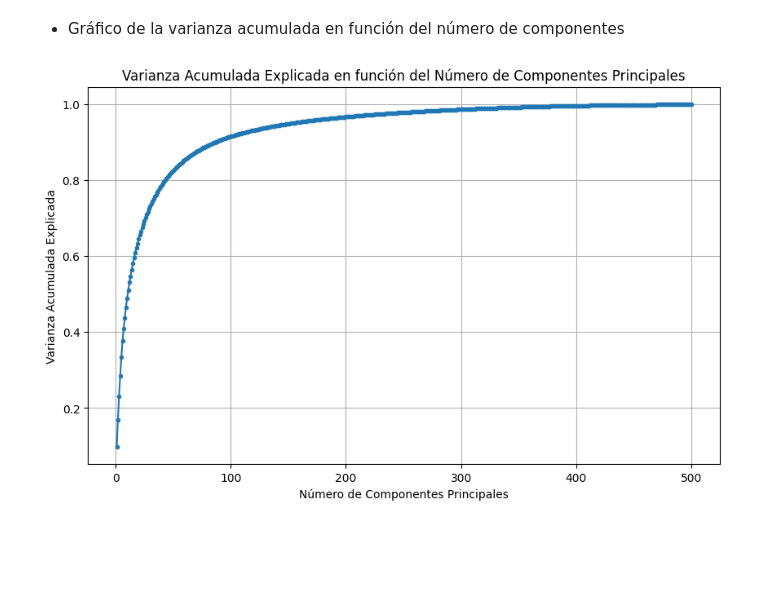
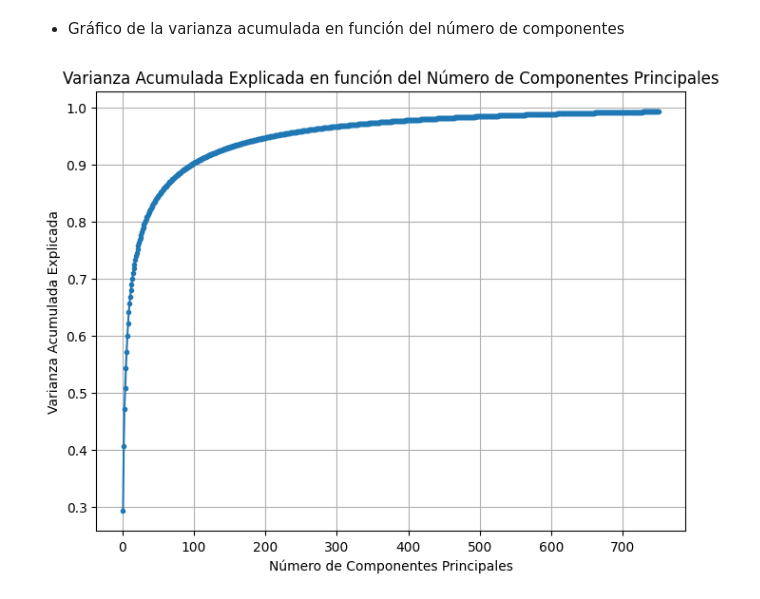
Before and after one commit to ignaciolembo7/ml_ib_final_project, a Jupyter notebook: EDA/EDA_cifar100.ipynb, the cells around one changed output. Saved outputs shown, nothing was run; the diff lists cells and outputs as text; code cells hidden in the pictures; blank space fills up the shorter version.

```diff
--- a/EDA/EDA_cifar100.ipynb
+++ b/EDA/EDA_cifar100.ipynb
@@ -122,24 +119,27 @@ y_test shape:  (10000,)
 # %%
-from tensorflow.keras.datasets import mnist
 from sklearn.decomposition import PCA as sklearnPCA
 import numpy as np
 from matplotlib import pyplot as plt
-from sklearn.datasets import fetch_openml
+import seaborn as sns
 
-mnist = fetch_openml('mnist_784')
-X = mnist.data
-y = mnist.target
+# Tomar una muestra del conjunto de datos para PCA
+sample_size = 10000
+X_sample = X_train_flat[:sample_size]
+y_sample = y_train[:sample_size]
 
+# PCA con sklearn
 sklearn_pca = sklearnPCA(n_components=2)
-X_sklearn_pca = sklearn_pca.fit_transform(X)
+X_sklearn_pca = sklearn_pca.fit_transform(X_sample)
+
+tags = ['Airplane', 'Automobile', 'Bird', 'Cat', 'Deer', 'Dog', 'Frog', 'Horse', 'Ship', 'Truck']
 
 plt.figure(figsize=(16, 12))
-sns.scatterplot(x=X_sklearn_pca[:, 0], y=X_sklearn_pca[:, 1], hue=y, palette='viridis')
+sns.scatterplot(x=X_sklearn_pca[:, 0], y=X_sklearn_pca[:, 1], hue=[tags[label[0]] for label in y_sample], palette='viridis')
 plt.xlabel('Componente Principal 1')
 plt.ylabel('Componente Principal 2')
-plt.title('PCA del Conjunto de Datos Wine con sklearn')
+plt.legend(title='Etiqueta', loc='best', labels=tags)
 plt.show()
 
-loadings_sklearn = pd.DataFrame(sklearn_pca.components_.T, columns=['PC1', 'PC2'], index=mnist.feature_names)
+loadings_sklearn = pd.DataFrame(sklearn_pca.components_.T, columns=['PC1', 'PC2'])
 print(loadings_sklearn)
 # %% [output]
@@ -171,10 +163,19 @@ cumulative_variance_ratio = np.cumsum(explained_variance_ratio)
 # %%
-plt.figure(figsize=(10, 6))
+n_components = 750
+sklearn_pca = sklearnPCA(n_components=n_components)
+X_sklearn_pca = sklearn_pca.fit_transform(X_sample)
+
+# Varianza explicada por las componentes principales
+explained_variance_ratio = sklearn_pca.explained_variance_ratio_
+cumulative_variance_ratio = np.cumsum(explained_variance_ratio)
+
+# %%
+plt.figure(figsize=(8, 6))
 plt.plot(range(1, n_components + 1), cumulative_variance_ratio, marker='o', markersize=3)
 plt.xlabel('Número de Componentes Principales')
 plt.ylabel('Varianza Acumulada Explicada')
 plt.title('Varianza Acumulada Explicada en función del Número de Componentes Principales')
 plt.grid()
 plt.show()
 # %% [output]
-[figure, old version]
+[figure, new version]
```
Also changed, not shown: parts of 19 cells of this notebook, 10 other files.
